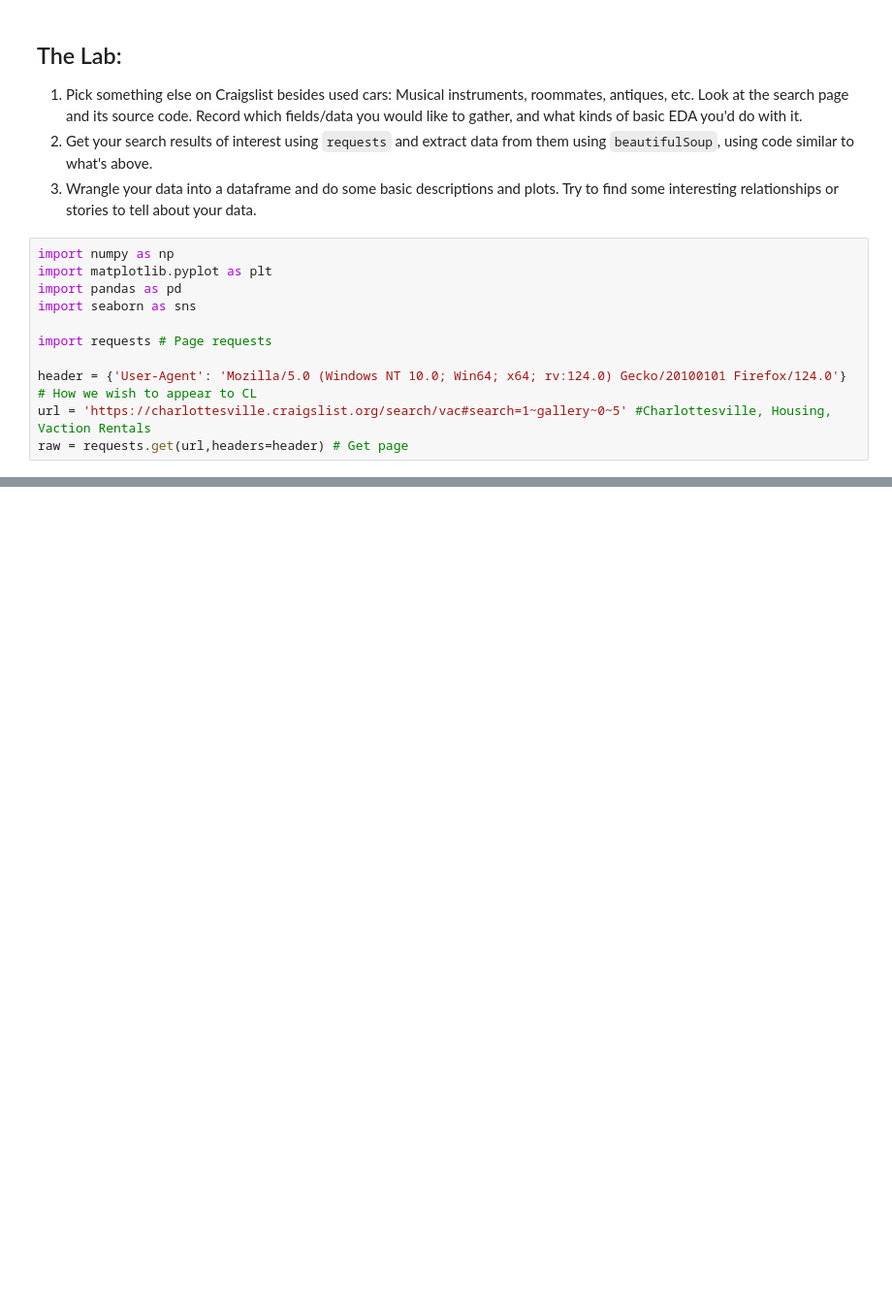
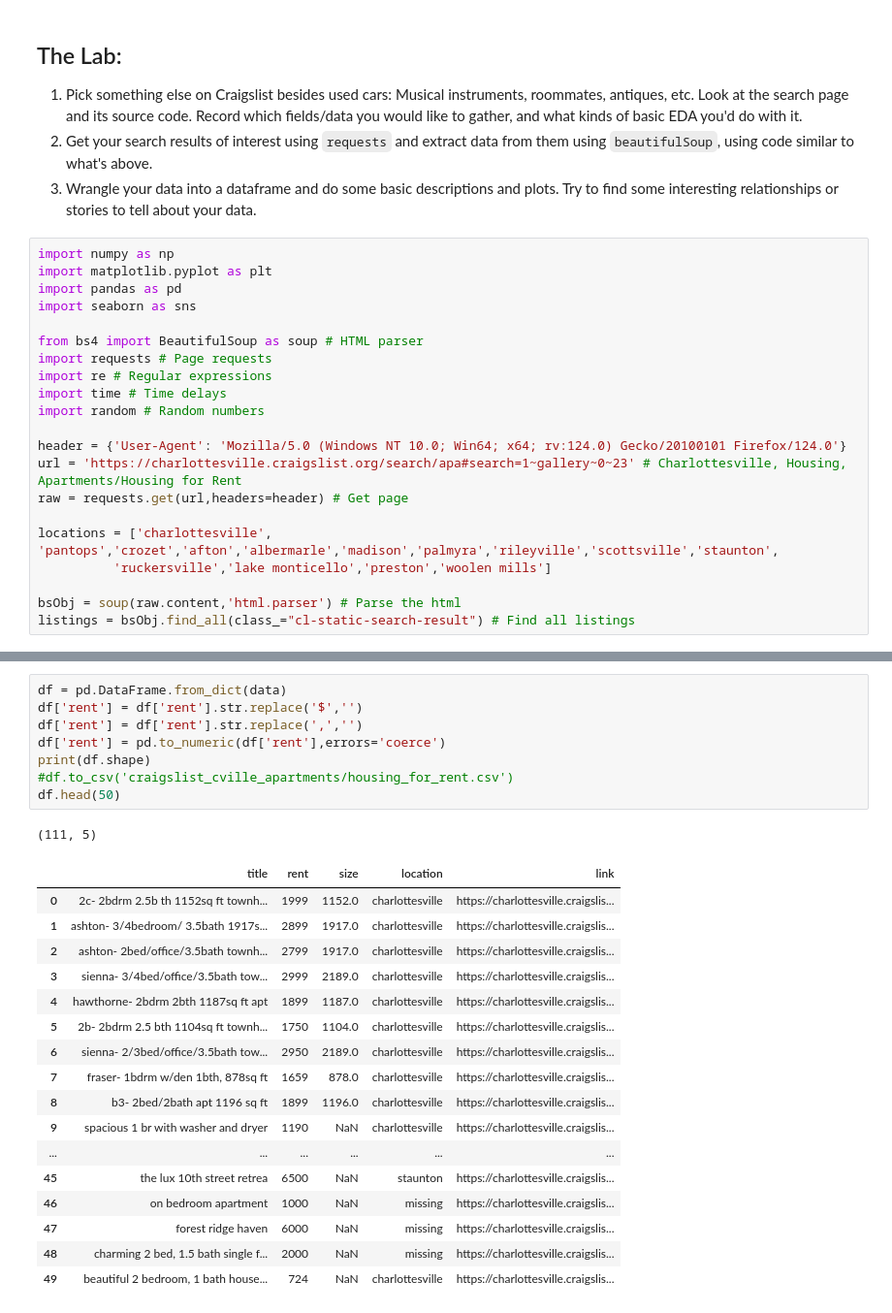
Before and after one commit to ashleynguyen04/wrangling, a Jupyter notebook: lab/lab_notebook.ipynb, the cells around one changed output, grey strips where cells are left out. Shown at 97% size. Saved outputs shown, nothing was run; the diff lists cells and outputs as text; blank space fills up the shorter version.

```diff
--- a/lab/lab_notebook.ipynb
+++ b/lab/lab_notebook.ipynb
@@ -213,8 +213,18 @@ import matplotlib.pyplot as plt
 import pandas as pd
 import seaborn as sns
 
+from bs4 import BeautifulSoup as soup # HTML parser
 import requests # Page requests
+import re # Regular expressions
+import time # Time delays
+import random # Random numbers
 
-header = {'User-Agent': 'Mozilla/5.0 (Windows NT 10.0; Win64; x64; rv:124.0) Gecko/20100101 Firefox/124.0'} # How we wish to appear to CL
-url = 'https://charlottesville.craigslist.org/search/vac#search=1~gallery~0~5' #Charlottesville, Housing, Vaction Rentals
+header = {'User-Agent': 'Mozilla/5.0 (Windows NT 10.0; Win64; x64; rv:124.0) Gecko/20100101 Firefox/124.0'}
+url = 'https://charlottesville.craigslist.org/search/apa#search=1~gallery~0~23' # Charlottesville, Housing, Apartments/Housing for Rent
 raw = requests.get(url,headers=header) # Get page
+
+locations = ['charlottesville', 'pantops','crozet','afton','albermarle','madison','palmyra','rileyville','scottsville','staunton',
+          'ruckersville','lake monticello','preston','woolen mills']
+
+bsObj = soup(raw.content,'html.parser') # Parse the html
+listings = bsObj.find_all(class_="cl-static-search-result") # Find all listings
@@ -220,0 +253,27 @@ raw = requests.get(url,headers=header) # Get page
+# %%
+df = pd.DataFrame.from_dict(data)
+df['rent'] = df['rent'].str.replace('$','')
+df['rent'] = df['rent'].str.replace(',','')
+df['rent'] = pd.to_numeric(df['rent'],errors='coerce')
+print(df.shape)
+#df.to_csv('craigslist_cville_apartments/housing_for_rent.csv')
+df.head(50)
+# %% [output]
+(111, 5)
+|  | title | rent | size | location | link |
+| 0 | 2c- 2bdrm 2.5b th 1152sq ft townh... | 1999 | 1152.0 | charlottesville | https://charlottesville.craigslis... |
+| 1 | ashton- 3/4bedroom/ 3.5bath 1917s... | 2899 | 1917.0 | charlottesville | https://charlottesville.craigslis... |
+| 2 | ashton- 2bed/office/3.5bath townh... | 2799 | 1917.0 | charlottesville | https://charlottesville.craigslis... |
+| 3 | sienna- 3/4bed/office/3.5bath tow... | 2999 | 2189.0 | charlottesville | https://charlottesville.craigslis... |
+| 4 | hawthorne- 2bdrm 2bth 1187sq ft apt | 1899 | 1187.0 | charlottesville | https://charlottesville.craigslis... |
+| 5 | 2b- 2bdrm 2.5 bth 1104sq ft townh... | 1750 | 1104.0 | charlottesville | https://charlottesville.craigslis... |
+| 6 | sienna- 2/3bed/office/3.5bath tow... | 2950 | 2189.0 | charlottesville | https://charlottesville.craigslis... |
+| 7 | fraser- 1bdrm w/den 1bth, 878sq ft | 1659 | 878.0 | charlottesville | https://charlottesville.craigslis... |
+| 8 | b3- 2bed/2bath apt 1196 sq ft | 1899 | 1196.0 | charlottesville | https://charlottesville.craigslis... |
+| 9 | spacious 1 br with washer and dryer | 1190 | NaN | charlottesville | https://charlottesville.craigslis... |
+| ... | ... | ... | ... | ... | ... |
+| 45 | the lux 10th street retrea | 6500 | NaN | staunton | https://charlottesville.craigslis... |
+| 46 | on bedroom apartment | 1000 | NaN | missing | https://charlottesville.craigslis... |
+| 47 | forest ridge haven | 6000 | NaN | missing | https://charlottesville.craigslis... |
+| 48 | charming 2 bed, 1.5 bath single f... | 2000 | NaN | missing | https://charlottesville.craigslis... |
+| 49 | beautiful 2 bedroom, 1 bath house... | 724 | NaN | charlottesville | https://charlottesville.craigslis... |
```
Also changed, not shown: parts of 3 cells of this notebook.
